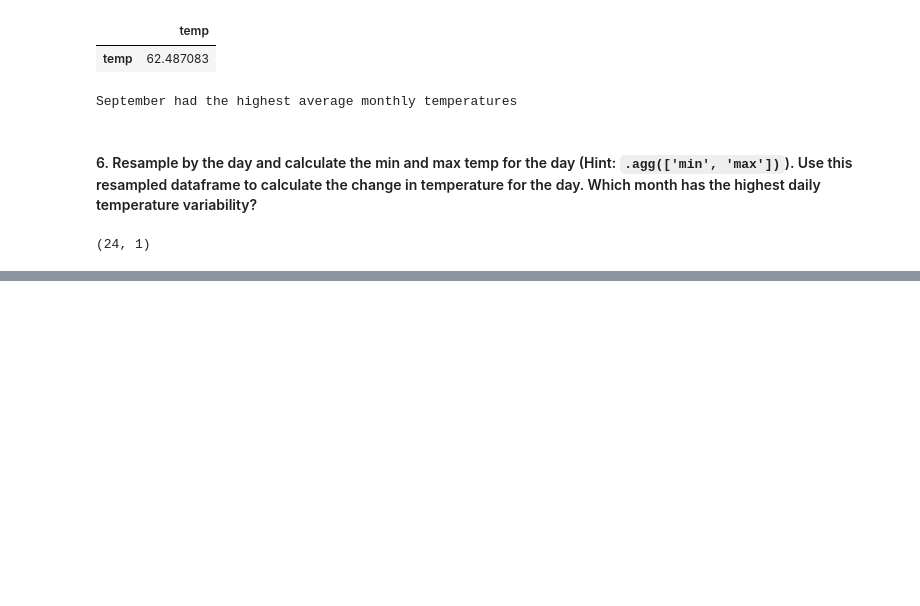
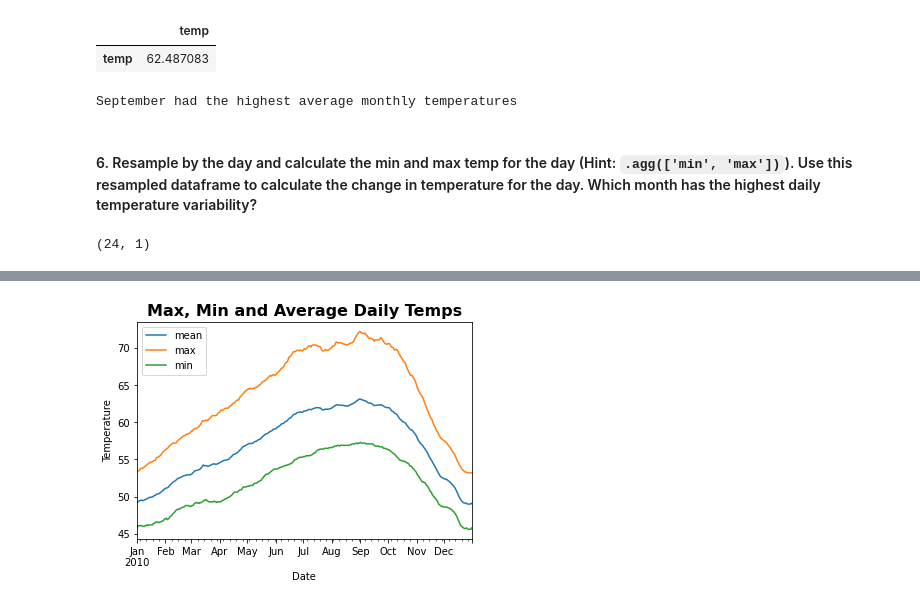
Before and after one commit to lukewbecker/time-series-exercises, a Jupyter notebook: time_series_manipulation.ipynb, the cells around one changed output, grey strips where cells are left out. Saved outputs shown, nothing was run; the diff lists cells and outputs as text; code cells hidden in the pictures; blank space fills up the shorter version.

```diff
--- a/time_series_manipulation.ipynb
+++ b/time_series_manipulation.ipynb
@@ -152,0 +155,5 @@ temp_df['2010-01-02'].shape
+# %%
+temp_df = temp_df['temp'].resample('D').agg(['mean', 'max', 'min'])
+# %%
+temp_df.rename({'mean': 'average_temp', 'max': 'max_temp', 'min': 'min_temp'}, inplace = True)
+temp_df.head()
@@ -152,0 +168,3 @@ temp_df['2010-01-02'].shape
+# %%
+temp_df['temp_diff'] = temp_df['max'] - temp_df['min']
+temp_df.head()
@@ -152,0 +203,3 @@ temp_df['2010-01-02'].shape
+# %%
+temp_df.drop(columns = ['temp_diff'], inplace = True)
+temp_df
@@ -152,0 +221,8 @@ temp_df['2010-01-02'].shape
+# %%
+temp_df.plot()
+plt.title("Max, Min and Average Daily Temps", fontsize = 16, fontweight = 'bold')
+plt.xlabel('Date')
+plt.ylabel('Temperature')
+plt.show()
+# %% [output]
+[figure, added]
```
Also changed, not shown: parts of 34 cells of this notebook, 1 other file.
